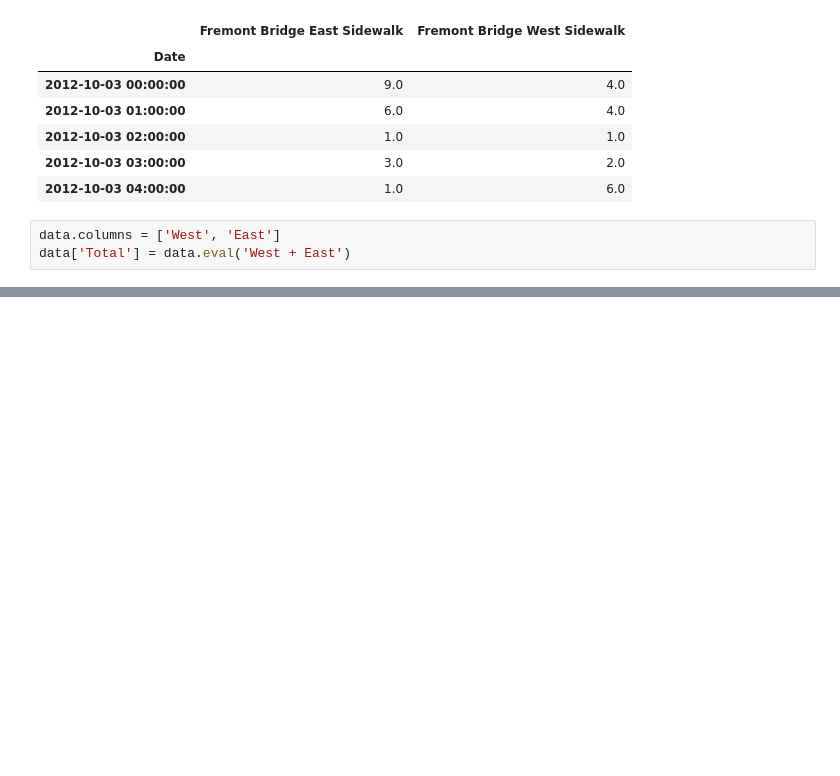
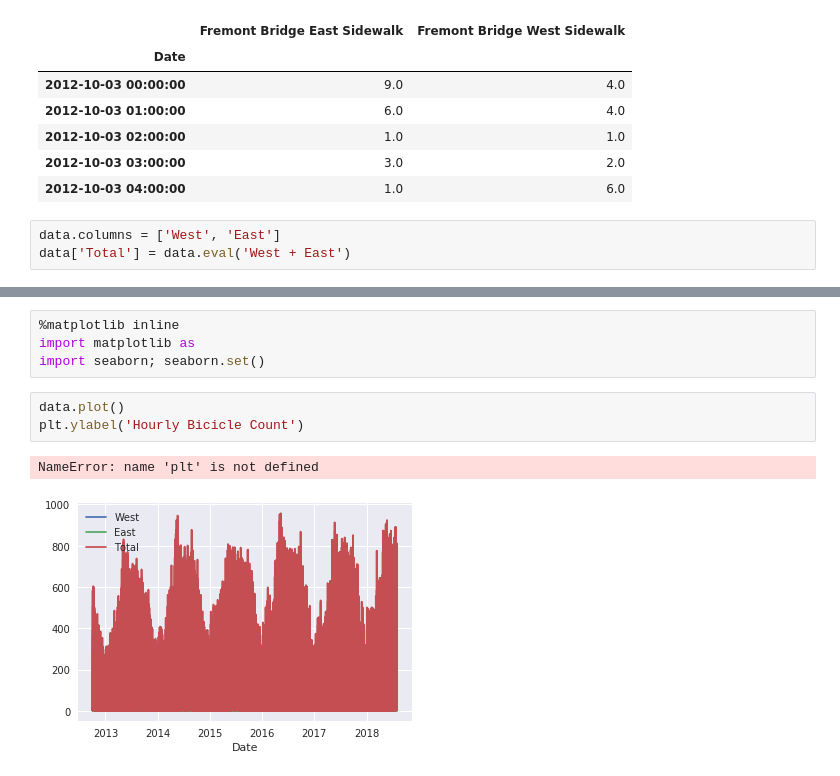
Before and after one commit to birromer/pdsh, a Jupyter notebook: pandas-time-series.ipynb, the cells around one changed output, grey strips where cells are left out. Saved outputs shown, nothing was run; the diff lists cells and outputs as text; blank space fills up the shorter version.

```diff
--- a/pandas-time-series.ipynb
+++ b/pandas-time-series.ipynb
@@ -173,0 +186,10 @@ data['Total'] = data.eval('West + East')
+# %%
+%matplotlib inline
+import matplotlib as
+import seaborn; seaborn.set()
+# %%
+data.plot()
+plt.ylabel('Hourly Bicicle Count')
+# %% [output]
+NameError: name 'plt' is not defined
+[figure, added]
```
Also changed, not shown: parts of 1 cell of this notebook.
